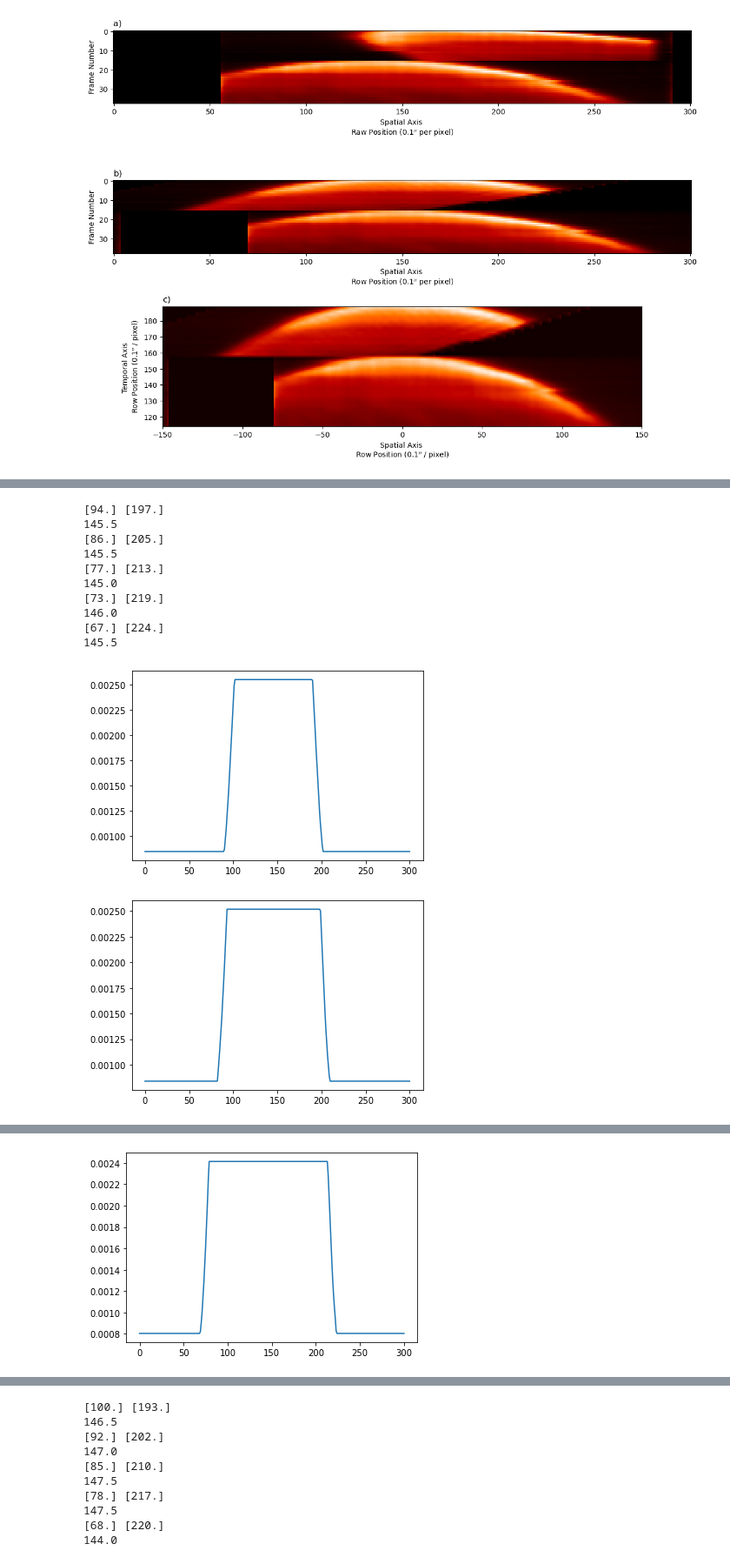
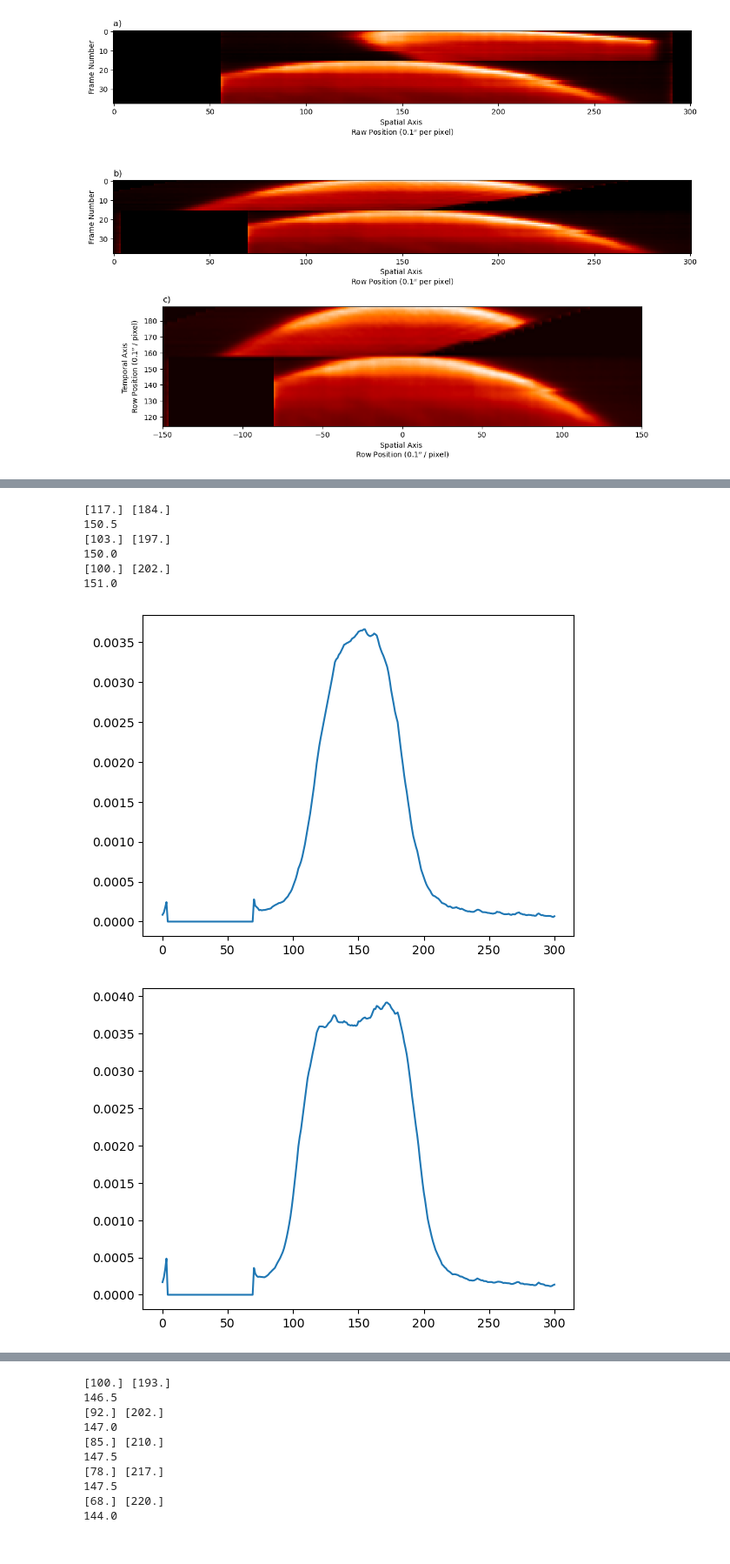
Before and after one commit to ruoyanwangdr/Dynamics-of-Jovian-Infrared-Auroral-Ionosphere-and-Thermosphere, a Jupyter notebook: code/h3p_map_stack.ipynb, the cells around one changed output, grey strips where cells are left out. Shown at 87% size. Saved outputs shown, nothing was run; the diff lists cells and outputs as text; code cells hidden in the pictures.

```diff
--- a/code/h3p_map_stack.ipynb
+++ b/code/h3p_map_stack.ipynb
@@ -1024,19 +1013,3 @@ plt.title('c)', loc='left')
 # %% [output]
 Text(0.0, 1.0, 'c)')
 [figure]
-# %%
-backgr1 = np.roll(backgr_shifted[:6], 23, axis=1)
-backgr2 = np.roll(backgr_shifted[6:11], 22, axis=1)
-backgr3 = np.roll(backgr_shifted[11:16], 30, axis=1)
-backgr4 = np.roll(backgr_shifted[16:27], -14, axis=1)
-backgr5 = np.roll(backgr_shifted[27:], -18, axis=1)
-
-backgr_shifted = np.vstack((backgr1,backgr2,backgr3,backgr4,backgr5))
-
-fig = plt.figure(figsize=(12,9), tight_layout=True)
-
-fig.add_subplot(311)
-plt.imshow(backgr_shifted, cmap='gist_heat', norm=colors.PowerNorm(gamma=1))
-plt.xlabel('Spatial Axis \nRaw Position (0.1$^{\prime\prime}$ per pixel)')
-plt.ylabel('Frame Number')
-plt.title('a)', loc='left')
@@ -1077,31 +1016,23 @@ Text(0.0, 1.0, 'c)')
 # %%
-backgr_shifted = np.flip(backgr_shifted, axis=1)
-
-limbs =
-
-for i in range(5):
+for i in range(16,19):
     limbs = backgr_shifted[i,:]
     plt.figure()
     plt.plot(limbs)
 
-    limbs[limbs<np.amax(limbs)*0.2] = np.amax(limbs)*0.2
+    limbs[limbs<np.amax(limbs)*0.3] = np.amax(limbs)*0.3
     limbs[limbs>np.amax(limbs)*0.6] = np.amax(limbs)*0.6
 
     peak = np.linspace(0, 299, 300)[np.where(np.gradient(limbs)==np.max(np.gradient(limbs)))]
     trough = np.linspace(0, 299, 300)[np.where(np.gradient(limbs)==np.min(np.gradient(limbs)))]
 
     print(peak, trough)
     print((float(peak) + float(trough))/2)
 # %% [output]
-[94.] [197.]
-145.5
-[86.] [205.]
-145.5
-[77.] [213.]
-145.0
-[73.] [219.]
-146.0
-[67.] [224.]
-145.5
+[117.] [184.]
+150.5
+[103.] [197.]
+150.0
+[100.] [202.]
+151.0
-[figure, old version]
+[figure, new version]
-[figure, old version]
+[figure, new version]
@@ -1109 +1039,0 @@ for i in range(5):
-[figure, removed]
```
Also changed, not shown: parts of 6 cells of this notebook, 53 other files.
